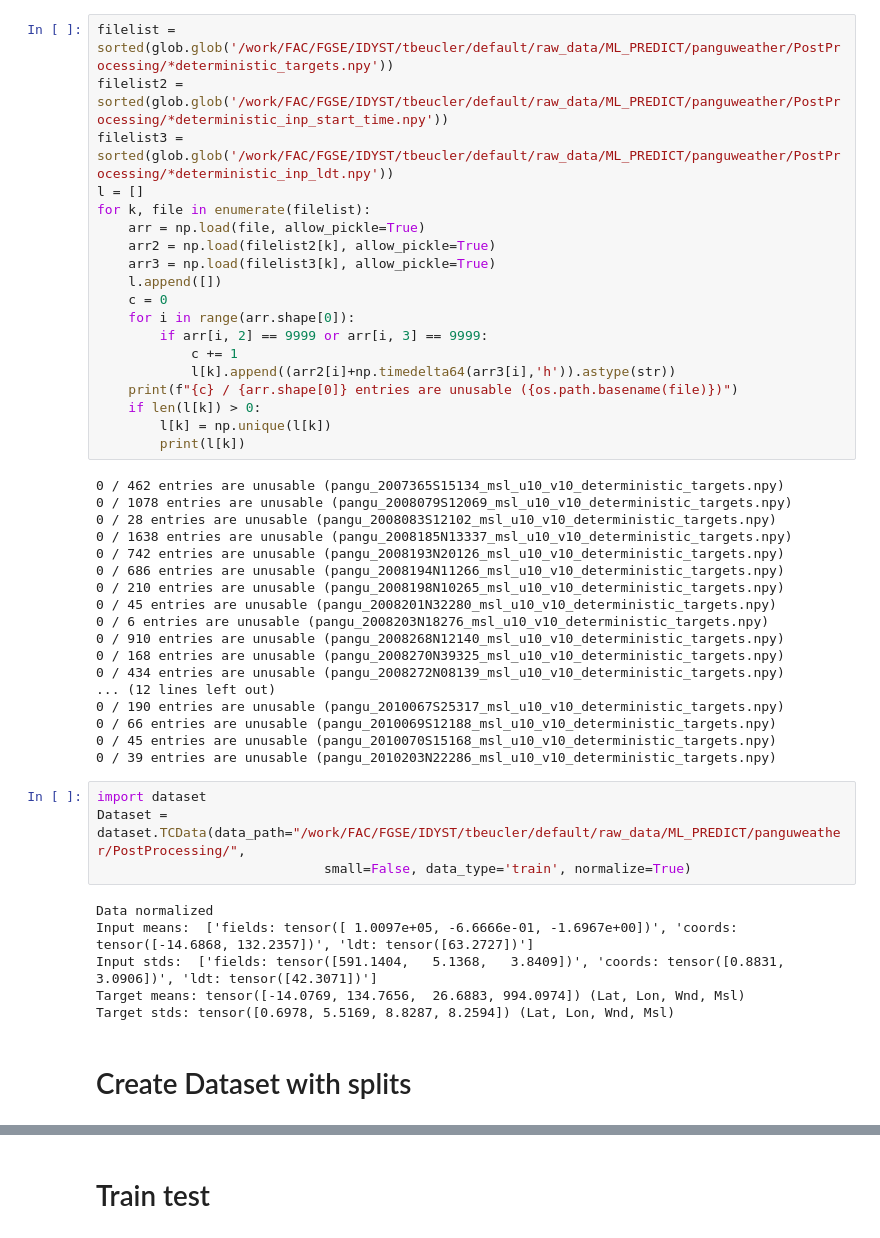
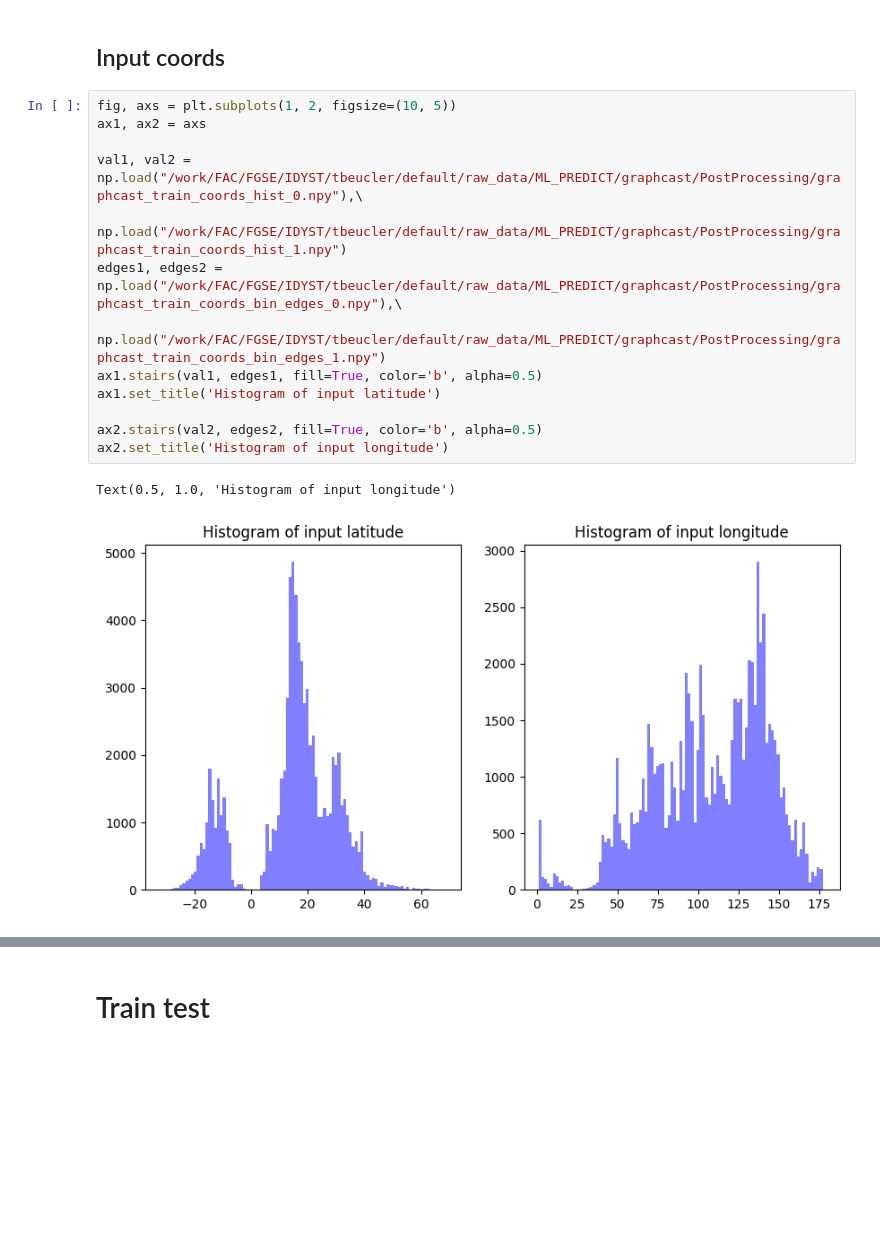
Before and after one commit to msgomez06/TCBench_0.1, a Jupyter notebook: scripts/dataset_test.ipynb, the cells around one changed output, grey strips where cells are left out. Drawn from its saved outputs; the diff is of its cells as text; blank space fills up the shorter version.

```diff
--- a/scripts/dataset_test.ipynb
+++ b/scripts/dataset_test.ipynb
@@ -10,49 +8,18 @@ The autoreload extension is already loaded. To reload it, use:
-# %%
-filelist = sorted(glob.glob('/work/FAC/FGSE/IDYST/tbeucler/default/raw_data/ML_PREDICT/panguweather/PostProcessing/*deterministic_targets.npy'))
-filelist2 = sorted(glob.glob('/work/FAC/FGSE/IDYST/tbeucler/default/raw_data/ML_PREDICT/panguweather/PostProcessing/*deterministic_inp_start_time.npy'))
-filelist3 = sorted(glob.glob('/work/FAC/FGSE/IDYST/tbeucler/default/raw_data/ML_PREDICT/panguweather/PostProcessing/*deterministic_inp_ldt.npy'))
-l = []
-for k, file in enumerate(filelist):
-    arr = np.load(file, allow_pickle=True)
-    arr2 = np.load(filelist2[k], allow_pickle=True)
-    arr3 = np.load(filelist3[k], allow_pickle=True)
-    l.append([])
-    c = 0
-    for i in range(arr.shape[0]):
-        if arr[i, 2] == 9999 or arr[i, 3] == 9999:
-            c += 1
-            l[k].append((arr2[i]+np.timedelta64(arr3[i],'h')).astype(str))
-    print(f"{c} / {arr.shape[0]} entries are unusable ({os.path.basename(file)})")
-    if len(l[k]) > 0:
-        l[k] = np.unique(l[k])
-        print(l[k])
-# %% [output]
-0 / 462 entries are unusable (pangu_2007365S15134_msl_u10_v10_deterministic_targets.npy)
-0 / 1078 entries are unusable (pangu_2008079S12069_msl_u10_v10_deterministic_targets.npy)
-0 / 28 entries are unusable (pangu_2008083S12102_msl_u10_v10_deterministic_targets.npy)
-0 / 1638 entries are unusable (pangu_2008185N13337_msl_u10_v10_deterministic_targets.npy)
-0 / 742 entries are unusable (pangu_2008193N20126_msl_u10_v10_deterministic_targets.npy)
-0 / 686 entries are unusable (pangu_2008194N11266_msl_u10_v10_deterministic_targets.npy)
-0 / 210 entries are unusable (pangu_2008198N10265_msl_u10_v10_deterministic_targets.npy)
-0 / 45 entries are unusable (pangu_2008201N32280_msl_u10_v10_deterministic_targets.npy)
-0 / 6 entries are unusable (pangu_2008203N18276_msl_u10_v10_deterministic_targets.npy)
-0 / 910 entries are unusable (pangu_2008268N12140_msl_u10_v10_deterministic_targets.npy)
-0 / 168 entries are unusable (pangu_2008270N39325_msl_u10_v10_deterministic_targets.npy)
-0 / 434 entries are unusable (pangu_2008272N08139_msl_u10_v10_deterministic_targets.npy)
-... (12 lines left out)
-0 / 190 entries are unusable (pangu_2010067S25317_msl_u10_v10_deterministic_targets.npy)
-0 / 66 entries are unusable (pangu_2010069S12188_msl_u10_v10_deterministic_targets.npy)
-0 / 45 entries are unusable (pangu_2010070S15168_msl_u10_v10_deterministic_targets.npy)
-0 / 39 entries are unusable (pangu_2010203N22286_msl_u10_v10_deterministic_targets.npy)
-# %%
-import dataset
-Dataset = dataset.TCData(data_path="/work/FAC/FGSE/IDYST/tbeucler/default/raw_data/ML_PREDICT/panguweather/PostProcessing/",
-                             small=False, data_type='train', normalize=True)
-# %% [output]
-Data normalized
-Input means:  ['fields: tensor([ 1.0097e+05, -6.6666e-01, -1.6967e+00])', 'coords: tensor([-14.6868, 132.2357])', 'ldt: tensor([63.2727])']
-Input stds:  ['fields: tensor([591.1404,   5.1368,   3.8409])', 'coords: tensor([0.8831, 3.0906])', 'ldt: tensor([42.3071])']
-Target means: tensor([-14.0769, 134.7656,  26.6883, 994.0974]) (Lat, Lon, Wnd, Msl)
-Target stds: tensor([0.6978, 5.5169, 8.8287, 8.2594]) (Lat, Lon, Wnd, Msl)
-# %% [markdown]
-# Create Dataset with splits
+# %% [markdown]
+## Input coords
+# %%
+fig, axs = plt.subplots(1, 2, figsize=(10, 5))
+ax1, ax2 = axs
+
+val1, val2 = np.load("/work/FAC/FGSE/IDYST/tbeucler/default/raw_data/ML_PREDICT/graphcast/PostProcessing/graphcast_train_coords_hist_0.npy"),\
+                np.load("/work/FAC/FGSE/IDYST/tbeucler/default/raw_data/ML_PREDICT/graphcast/PostProcessing/graphcast_train_coords_hist_1.npy")
+edges1, edges2 = np.load("/work/FAC/FGSE/IDYST/tbeucler/default/raw_data/ML_PREDICT/graphcast/PostProcessing/graphcast_train_coords_bin_edges_0.npy"),\
+                np.load("/work/FAC/FGSE/IDYST/tbeucler/default/raw_data/ML_PREDICT/graphcast/PostProcessing/graphcast_train_coords_bin_edges_1.npy")
+ax1.stairs(val1, edges1, fill=True, color='b', alpha=0.5)
+ax1.set_title('Histogram of input latitude')
+
+ax2.stairs(val2, edges2, fill=True, color='b', alpha=0.5)
+ax2.set_title('Histogram of input longitude')
+# %% [output]
+Text(0.5, 1.0, 'Histogram of input longitude')
+[figure, added]
```
Also changed, not shown: parts of 34 cells of this notebook, 1 other file.
